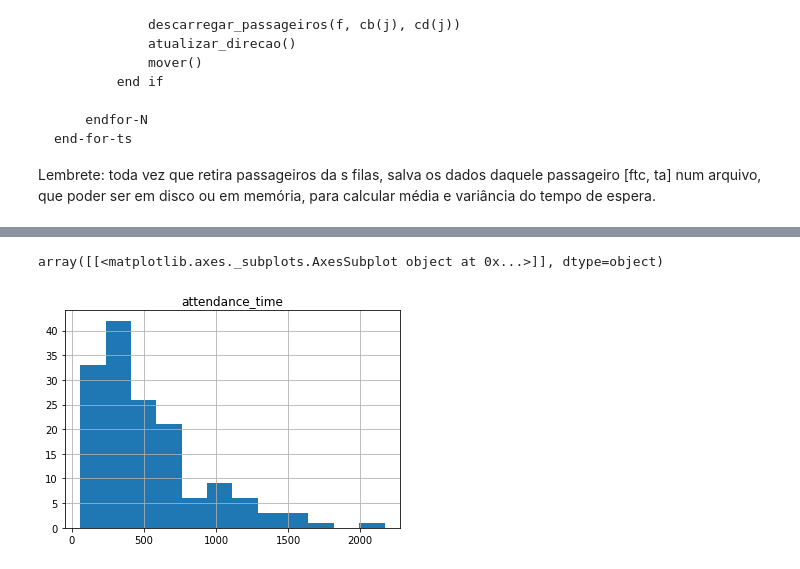
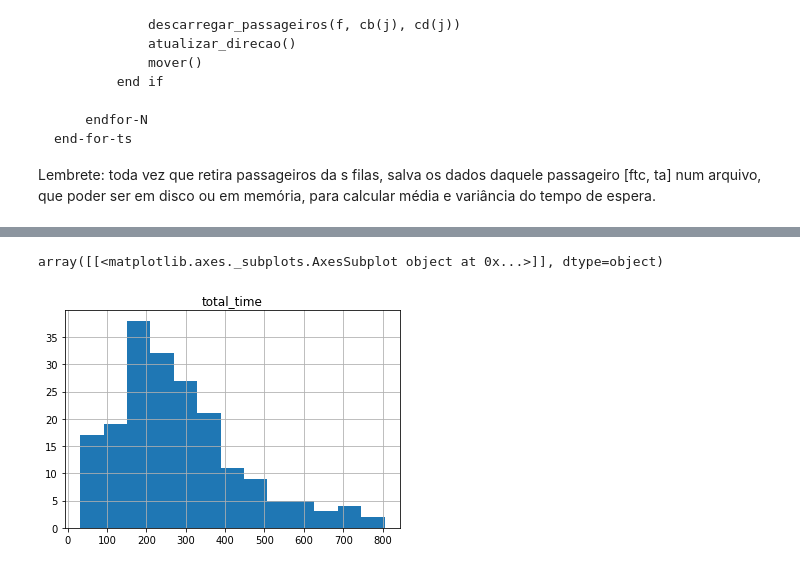
Before and after one commit to andrelfs01/elevadores, a Jupyter notebook: elevadores.ipynb, the cells around one changed output, grey strips where cells are left out. Cells and saved outputs as stored; diff of their text form; code cells hidden in the pictures.

```diff
--- a/elevadores.ipynb
+++ b/elevadores.ipynb
@@ -325,11 +351,12 @@ def select_best_car(floor):
     return min_dist
 # %%
 def make_analyzes(passengers_served):
-    column_names = ['arrive', 'boarding', 'attendance', 'selected_car']
+    column_names = ['arrive', 'boarding', 'attendance', 'selected_car', 'initial_floor', 'destination']
     df = pd.DataFrame([[getattr(i,j) for j in column_names] for i in passengers_served], columns = column_names)
     #add boarding_time and attendance_time
-    df['boarding_time'] = df.apply(lambda row: row.boarding - row.arrive, axis=1)
-    df['attendance_time'] = df.apply(lambda row: row.attendance - row.arrive, axis=1)
+    df['wait_time'] = df.apply(lambda row: row.boarding - row.arrive, axis=1)
+    df['journey_time'] = df.apply(lambda row: row.attendance - row.boarding, axis=1)
+    df['total_time'] = df.apply(lambda row: row.attendance - row.arrive, axis=1)
     print(df)
     return df
 # %%
@@ -439,5 +487,5 @@ array([[<matplotlib.axes._subplots.AxesSubplot object at 0x...>]], dtype=object)
 # %%
-result_df.hist(column=['attendance_time'], bins= int(math.sqrt(len(result_df.index))))
+result_df.hist(column=['total_time'], bins= int(math.sqrt(len(result_df.index))))
 # %% [output]
 array([[<matplotlib.axes._subplots.AxesSubplot object at 0x...>]], dtype=object)
-[figure, old version]
+[figure, new version]
```
Also changed, not shown: parts of 11 cells of this notebook.
